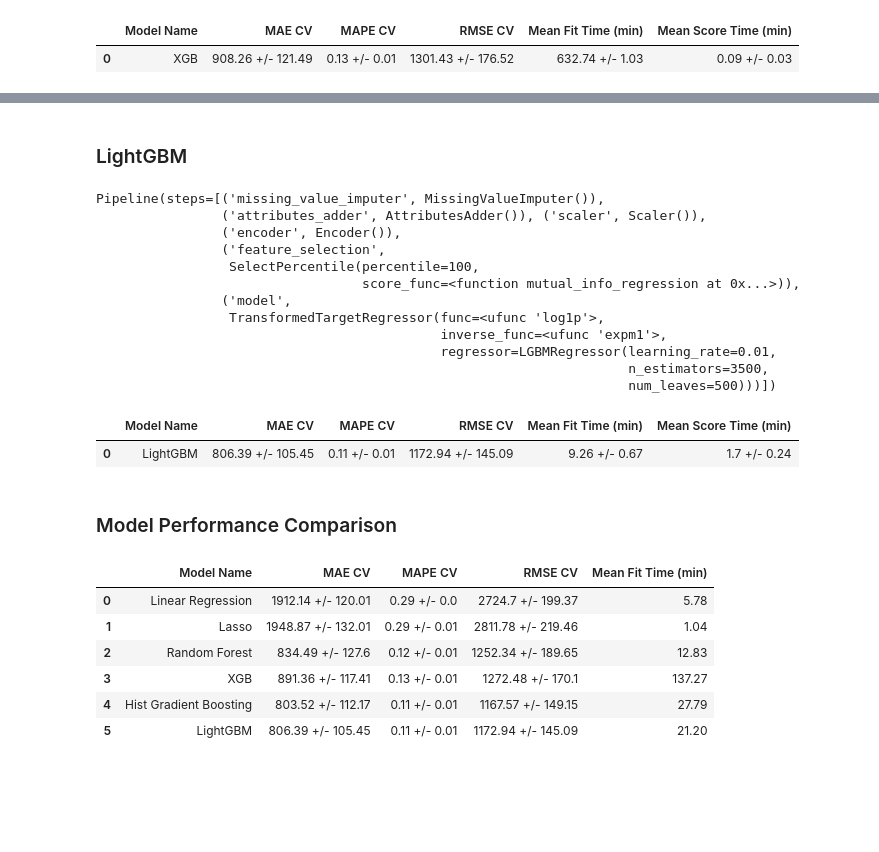
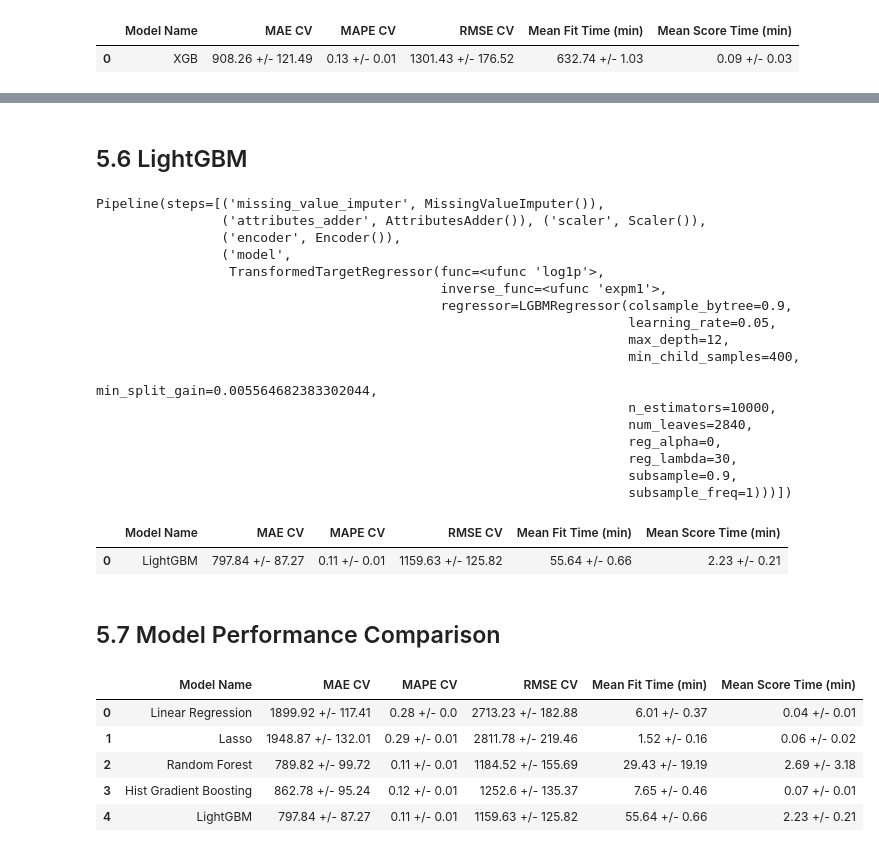
Before and after one commit to lucasstelm/rossman_sales, a Jupyter notebook: notebooks/rossman_sales_prediction.ipynb, the cells around one changed output, grey strips where cells are left out. Saved outputs shown, nothing was run; the diff lists cells and outputs as text; code cells hidden in the pictures; blank space fills up the shorter version.

```diff
--- a/notebooks/rossman_sales_prediction.ipynb
+++ b/notebooks/rossman_sales_prediction.ipynb
@@ -322,10 +293,4 @@ class MissingValueImputer(BaseEstimator, TransformerMixin):
         X['promo2_since_week'] = X.apply(lambda x: x['date'].week if math.isnan(x['promo2_since_week']) else x['promo2_since_week'], axis=1)
         X['promo2_since_year'] = X.apply(lambda x: x['date'].year if math.isnan(x['promo2_since_year']) else x['promo2_since_year'], axis=1)
 
-        # CORRECTING DATA TYPES
-        X['competition_open_since_month'] = X['competition_open_since_month'].astype(int)
-        X['competition_open_since_year'] = X['competition_open_since_year'].astype(int)
-        X['promo2_since_week'] = X['promo2_since_week'].astype(int)
-        X['promo2_since_year'] = X['promo2_since_year'].astype(int)
-
         return X
@@ -580,8 +628,8 @@ rf_pipeline = Pipeline(steps=[('missing_value_imputer', MissingValueImputer()),
                               ('attributes_adder', AttributesAdder()),
                               ('scaler', Scaler()),
                               ('encoder', Encoder()),
-                              ('feature_selection', SelectPercentile(mutual_info_regression, percentile=100)),
-                              ('model', TransformedTargetRegressor(RandomForestRegressor(n_estimators=250, n_jobs=-1, random_state=1), func=np.log1p, inverse_func=np.expm1))
+                            #   ('feature_selection', SelectPercentile(mutual_info_regression, percentile=100)),
+                              ('model', TransformedTargetRegressor(RandomForestRegressor(n_estimators=100, n_jobs=-1, random_state=1), func=np.log1p, inverse_func=np.expm1))
                               ])
 rf_pipeline
 # %% [output]
@@ -664,8 +714,8 @@ hgb_pipeline = Pipeline(steps=[('missing_value_imputer', MissingValueImputer()),
                               ('attributes_adder', AttributesAdder()),
                               ('scaler', Scaler()),
                               ('encoder', Encoder()),
-                              ('feature_selection', SelectPercentile(mutual_info_regression, percentile=100)),
-                              ('model', TransformedTargetRegressor(HistGradientBoostingRegressor(max_iter=3000, max_leaf_nodes=80), func=np.log1p, inverse_func=np.expm1))
+                            #   ('feature_selection', SelectPercentile(mutual_info_regression, percentile=100)),
+                              ('model', TransformedTargetRegressor(HistGradientBoostingRegressor(max_iter=500, max_leaf_nodes=80), func=np.log1p, inverse_func=np.expm1))
                               ])
 hgb_pipeline
 # %% [output]
@@ -697,14 +747,26 @@ hgb_cv_df
 # %% [markdown]
-### LightGBM
+## 5.6 LightGBM
 # %%
 lgbm_pipeline = Pipeline(steps=[('missing_value_imputer', MissingValueImputer()),
-                               ('attributes_adder', AttributesAdder()),
-                               ('scaler', Scaler()),
-                               ('encoder', Encoder()),
-                               ('feature_selection', SelectPercentile(mutual_info_regression, percentile=100)),
-                               ('model', TransformedTargetRegressor(LGBMRegressor(num_leaves=500,
-                                                                                  learning_rate=0.01,
-                                                                                  n_estimators=3500),
+                                ('attributes_adder', AttributesAdder()),
+                                ('scaler', Scaler()),
+                                ('encoder', Encoder()),
+                                # ('feature_selection', SelectPercentile(mutual_info_regression, percentile=100)),
+                                ('model', TransformedTargetRegressor(LGBMRegressor(
+                                                                                #   num_leaves=300,
+                                                                                #   learning_rate=0.01,
+                                                                                #   n_estimators=2000,
+                                                                                    n_estimators=10000,
+                                                                                    learning_rate=0.05,
+                                                                                    num_leaves=2840,
+                                                                                    max_depth=12,
+                                                                                    min_child_samples=400,
+                                                                                    reg_alpha=0,
+                                                                                    reg_lambda=30,
+                                                                                    min_split_gain=0.005564682383302044,
+                                                                                    subsample=0.9,
+                                                                                    subsample_freq=1,
+                                                                                    colsample_bytree=0.9),
                                                                     func=np.log1p, inverse_func=np.expm1))
                                 ])
 
@@ -713,15 +775,20 @@ lgbm_pipeline
 Pipeline(steps=[('missing_value_imputer', MissingValueImputer()),
                 ('attributes_adder', AttributesAdder()), ('scaler', Scaler()),
                 ('encoder', Encoder()),
-                ('feature_selection',
-                 SelectPercentile(percentile=100,
-                                  score_func=<function mutual_info_regression at 0x...>)),
                 ('model',
                  TransformedTargetRegressor(func=<ufunc 'log1p'>,
                                             inverse_func=<ufunc 'expm1'>,
-                                            regressor=LGBMRegressor(learning_rate=0.01,
-                                                                    n_estimators=3500,
-                                                                    num_leaves=500)))])
+                                            regressor=LGBMRegressor(colsample_bytree=0.9,
+                                                                    learning_rate=0.05,
+                                                                    max_depth=12,
+                                                                    min_child_samples=400,
+                                                                    min_split_gain=0.005564682383302044,
+                                                                    n_estimators=10000,
+                                                                    num_leaves=2840,
+                                                                    reg_alpha=0,
+                                                                    reg_lambda=30,
+                                                                    subsample=0.9,
+                                                                    subsample_freq=1)))])
 # %%
 lgbm_cv_results = cross_validate(lgbm_pipeline, X_train, y_train,
                                 scoring=['neg_mean_absolute_error', 'neg_mean_absolute_percentage_error','neg_root_mean_squared_error'],
@@ -735,18 +802,17 @@ lgbm_cv_df = cv_results_to_dataframe(lgbm_cv_results, 'LightGBM')
 lgbm_cv_df
 # %% [output]
 |  | Model Name | MAE CV | MAPE CV | RMSE CV | Mean Fit Time (min) | Mean Score Time (min) |
-| 0 | LightGBM | 806.39 +/- 105.45 | 0.11 +/- 0.01 | 1172.94 +/- 145.09 | 9.26 +/- 0.67 | 1.7 +/- 0.24 |
+| 0 | LightGBM | 797.84 +/- 87.27 | 0.11 +/- 0.01 | 1159.63 +/- 125.82 | 55.64 +/- 0.66 | 2.23 +/- 0.21 |
 # %% [markdown]
-### Model Performance Comparison
+## 5.7 Model Performance Comparison
 # %%
-models_cv = pd.concat([linear_regression_cv_df, lasso_cv_df, random_forest_cv_df, xgb_cv_df, hgb_cv_df, lgbm_cv_df]).reset_index(drop=True)
-models_cv = pd.concat([models_cv, fit_times], axis=1)
+models_cv = pd.concat([linear_regression_cv_df, lasso_cv_df, random_forest_cv_df, hgb_cv_df, lgbm_cv_df]).reset_index(drop=True)
+
 models_cv
 # %% [output]
-|  | Model Name | MAE CV | MAPE CV | RMSE CV | Mean Fit Time (min) |
-| 0 | Linear Regression | 1912.14 +/- 120.01 | 0.29 +/- 0.0 | 2724.7 +/- 199.37 | 5.78 |
-| 1 | Lasso | 1948.87 +/- 132.01 | 0.29 +/- 0.01 | 2811.78 +/- 219.46 | 1.04 |
-| 2 | Random Forest | 834.49 +/- 127.6 | 0.12 +/- 0.01 | 1252.34 +/- 189.65 | 12.83 |
-| 3 | XGB | 891.36 +/- 117.41 | 0.13 +/- 0.01 | 1272.48 +/- 170.1 | 137.27 |
-| 4 | Hist Gradient Boosting | 803.52 +/- 112.17 | 0.11 +/- 0.01 | 1167.57 +/- 149.15 | 27.79 |
-| 5 | LightGBM | 806.39 +/- 105.45 | 0.11 +/- 0.01 | 1172.94 +/- 145.09 | 21.20 |
+|  | Model Name | MAE CV | MAPE CV | RMSE CV | Mean Fit Time (min) | Mean Score Time (min) |
+| 0 | Linear Regression | 1899.92 +/- 117.41 | 0.28 +/- 0.0 | 2713.23 +/- 182.88 | 6.01 +/- 0.37 | 0.04 +/- 0.01 |
+| 1 | Lasso | 1948.87 +/- 132.01 | 0.29 +/- 0.01 | 2811.78 +/- 219.46 | 1.52 +/- 0.16 | 0.06 +/- 0.02 |
+| 2 | Random Forest | 789.82 +/- 99.72 | 0.11 +/- 0.01 | 1184.52 +/- 155.69 | 29.43 +/- 19.19 | 2.69 +/- 3.18 |
+| 3 | Hist Gradient Boosting | 862.78 +/- 95.24 | 0.12 +/- 0.01 | 1252.6 +/- 135.37 | 7.65 +/- 0.46 | 0.07 +/- 0.01 |
+| 4 | LightGBM | 797.84 +/- 87.27 | 0.11 +/- 0.01 | 1159.63 +/- 125.82 | 55.64 +/- 0.66 | 2.23 +/- 0.21 |
```
Also changed, not shown: parts of 114 cells of this notebook.
